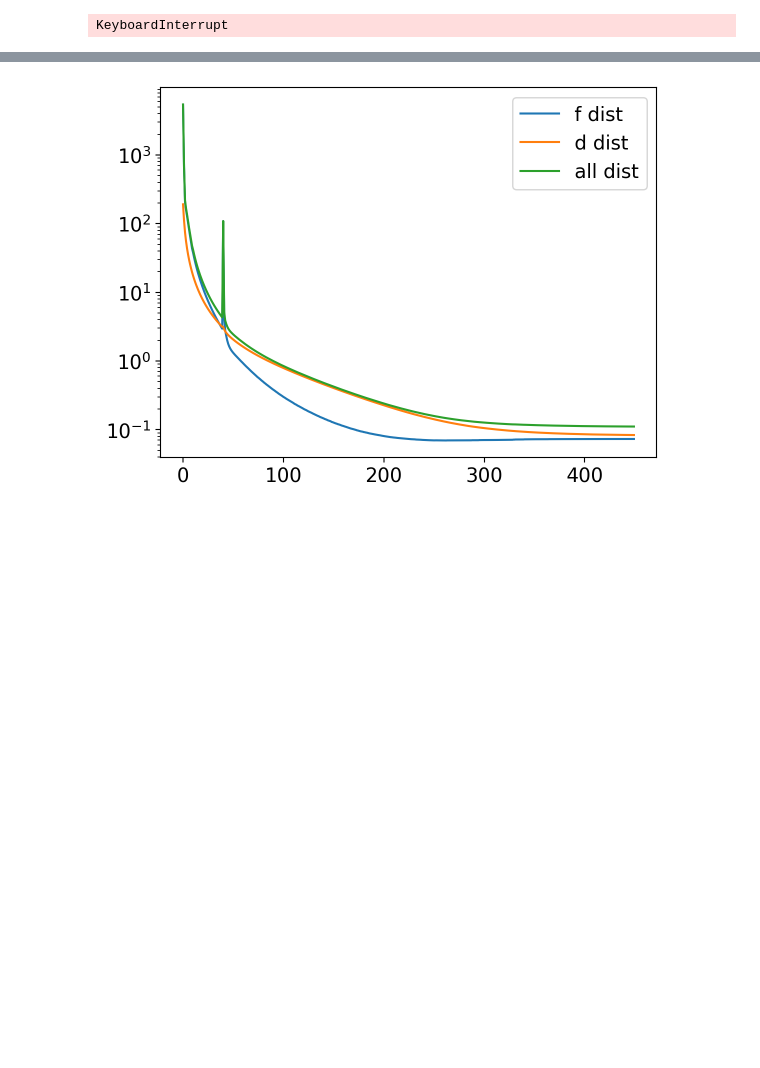
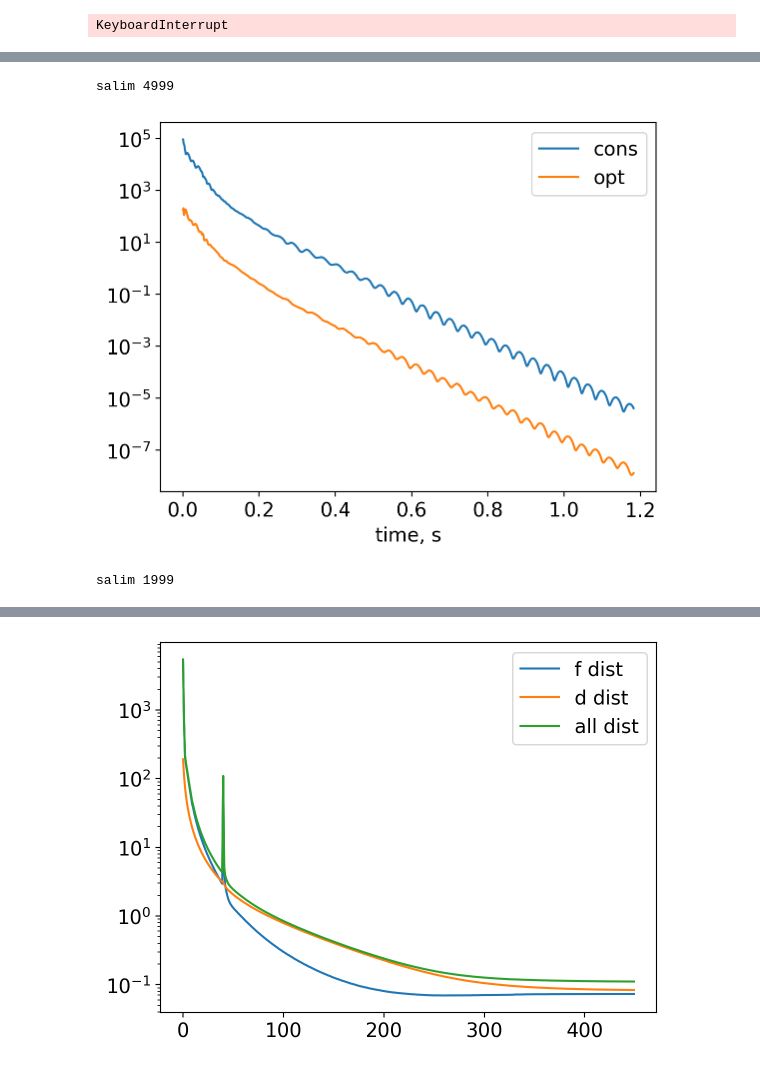
Before and after one commit to niquepolice/mmo_tm, a Jupyter notebook: all_models.ipynb, the cells around one changed output, grey strips where cells are left out. Drawn from its saved outputs; the diff is of its cells as text; code cells hidden in the pictures; blank space fills up the shorter version.

```diff
--- a/all_models.ipynb
+++ b/all_models.ipynb
@@ -295 +288,54 @@ plt.show()
+# %%
+comment = "3FW in cyclic"
+ta_epss = list(10.0 ** np.arange(2, -1, -1))
+# agd_kwargs = dict(eps_abs=1e-4, iters=1000, M0=10)
+# salim_kwargs = dict(eps_abs=1e-5, iters=1000, mu=0.01, L=1)
+experiment = {"meta": {"network": folder, "description": comment, },
+#        "almost_exact" : {"max_iter": 10_000, "ta_eps_abs": 1e-2},
+        "cyclic_big_iters": 15,
+        "cyclic_ta_iters": 10_000,
+        "ta_epss" : ta_epss,
+        "dgapss" : None,
+        "timess" : None,
+        "distss" : None,
+        "salim_kwargs" : dict(mu=1e-4, L=1,lam2=l.size, lam1=3*l.size),
+        "salim_iters" : 2000,
+        "salim_exact_iters" : 5000,
+        "salim_exact_cons" : None,
+        "salim_exact_opt" : None,
+        "salim_times" : None,
+        "salim_dists" : None,
+        }
+# %%
+from src.admm_stuff import combined_salim
+
+output = combined_salim(admm_oracle, **experiment["salim_kwargs"], iters=experiment["salim_exact_iters"],
+#                solution_corrs=d_ij_best,
+#                solution_flows=flows_e_best,
+               plot_convergence=False)
+corrs_best, flows_best, yK_s, yAB_s, dists_s, times_s, pri_res, opt = output
+flows_best = flows_best.sum(axis=1)
+
+experiment["salim_exact_times"], experiment["salim_exact_cons"], experiment["salim_exact_opt"] = times_s, pri_res, opt
+# %% [output]
+salim 4999
+# %%
+plt.plot(experiment["salim_exact_times"], experiment["salim_exact_cons"], label="cons")
+plt.plot(experiment["salim_exact_times"], experiment["salim_exact_opt"], label="opt")
+plt.legend()
+plt.xlabel("time, s")
+plt.yscale("log")
+# %% [output]
+[figure, added]
+# %%
+output = combined_salim(admm_oracle, **experiment["salim_kwargs"], iters=experiment["salim_iters"],
+               solution_corrs=d_ij_best,
+               solution_flows=flows_e_best,
+               )
+corrs_best, flows_best, yK_s, yAB_s, dists_s, times_s, pri_res, opt = output
+flows_best = flows_best.sum(axis=1)
+
+experiment["salim_times"], experiment["salim_dists"] = times_s, dists_s
+# %% [output]
+salim 1999
 # %%
```
Also changed, not shown: parts of 12 cells of this notebook, 2 other files.
